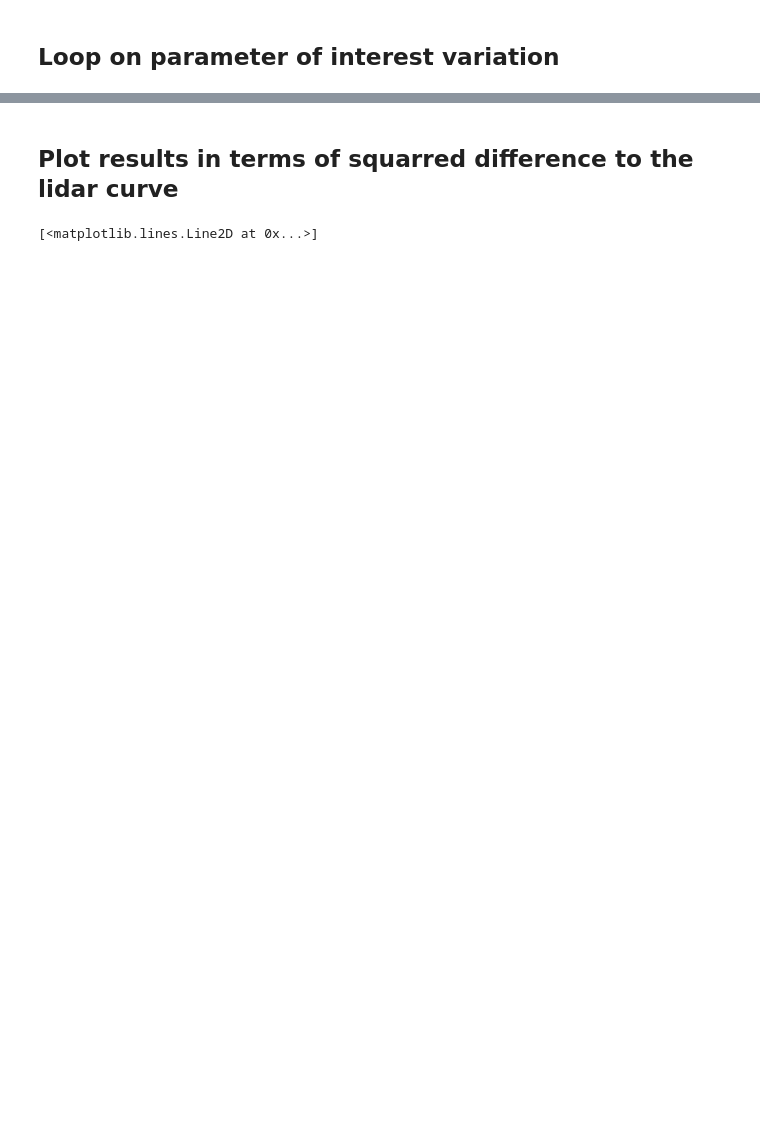
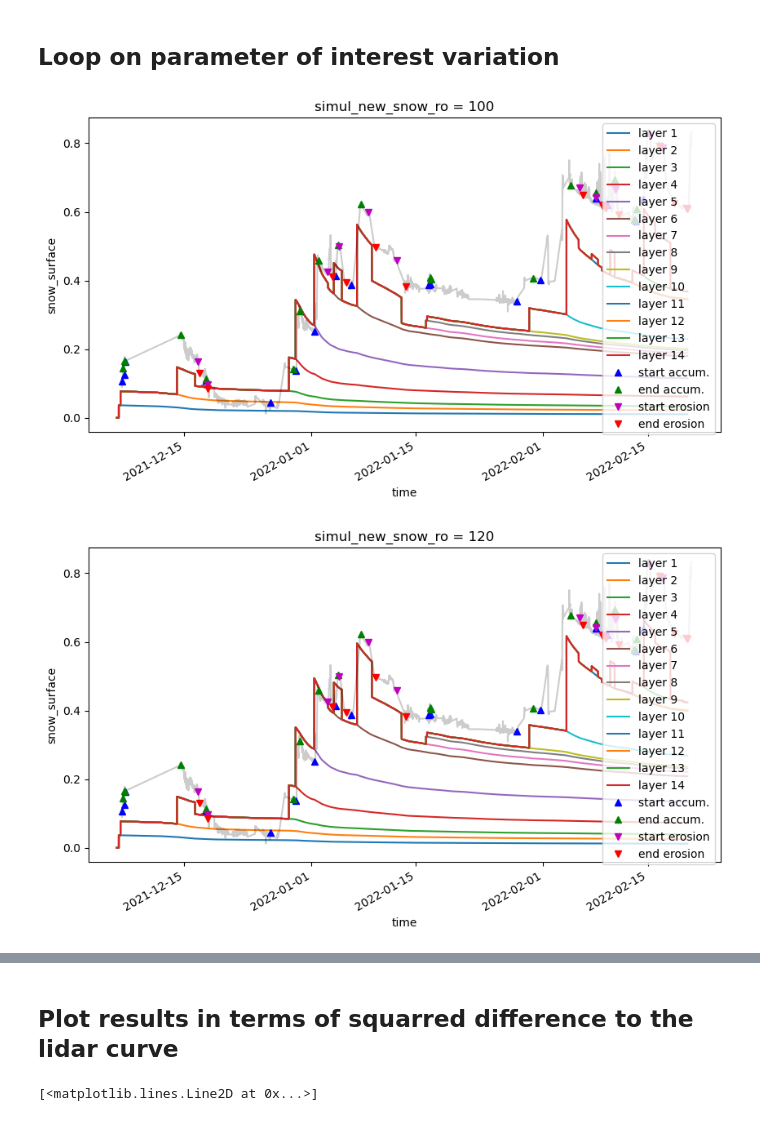
Before and after one commit to Mathilde-Bnt/MB_little_awk, a Jupyter notebook: current_development/14-Sensitivity_analysis.ipynb, the cells around one changed output, grey strips where cells are left out. Cells and saved outputs as stored; diff of their text form; code cells hidden in the pictures; blank space fills up the shorter version.

```diff
--- a/current_development/14-Sensitivity_analysis.ipynb
+++ b/current_development/14-Sensitivity_analysis.ipynb
@@ -111,31 +141,47 @@ range_of_param_variation = []
 result_list = []
 # %%
 for param in range_of_param_variation:
+
+    simul_new_snow_ro = param   # TODO update this each time
 
     results = get_snow_events(data_set_used, x_sel, y_sel, time_window_std, std_threshold)
     start_accumulation = results[0]
     start_erosion = results[1]
     end_accumulation = results[2]
     end_erosion = results[3]
 
     # Convert end times into more manageable orders of magnitude
 
     end_accumulation_times = data_set_used.snow_surface.isel(x=x_sel, y=y_sel, time=end_accumulation)
     end_accumulation_times = (pd.to_datetime(end_accumulation_times.time).astype(int) - data_starting_date_in_ns) / 1000000000  # in s
 
     end_erosion_times = data_set_used.snow_surface.isel(x=x_sel, y=y_sel, time=end_erosion)
     end_erosion_times = (pd.to_datetime(end_erosion_times.time).astype(int) - data_starting_date_in_ns) / 1000000000  # in s
 
     # Update variables at each timepoint
 
     snowpack = simulate_snowpack_evolution(data_set_used, x_sel, y_sel, nb_iterations, end_accumulation_times, end_erosion_times,
                                        start_accumulation, end_accumulation, start_erosion, end_erosion, jj, dt, ro_layer, ro_water, ro_ice,
                                        t_old, tf, tsfc, dy_snow, gamma, cp_snow, melt_flag, a1, a2, met_temp_data=met_temp,
                                        met_time_data=met_time, new_snow_ro=simul_new_snow_ro, new_snow_temp=simul_new_snow_temp,
                                        fit_top_of_snowfall_to_curve=simul_fit_top_of_snowfall_to_curve)
 
     ro_layer_evolution, depth_evolution, temperature_evolution = snowpack[0], snowpack[1], snowpack[2]
 
-    # compute model
-    # compute squarred difference: re-use code from plotting to get times aligned etc.
-    # save result in a result list, corresponding to param list
+    # Plot results to compare
+    plot_simul_and_signal(data_set_used, x_sel, y_sel, depth_evolution, 14, data_start_date, dt, nb_iterations,
+                      start_accumulation, end_accumulation, start_erosion, end_erosion, my_figsize=(10,5),
+                      save_file=False, my_title=name_of_param+' = '+str(param))
+    # TODO faire plutot un affichage en matrice ?
+    # TODO refaire un affichage avec une fonction qui recupere only the top layer (sum of all layer heights)
+    # TODO plot ensemble la courbe reference et les autres courbes
+
+    # Define total_snow_depth
+    total_snow_depth = [sum(depth_evolution[i][j] for j in range(max_nb_of_layers)) for i in range(len(depth_evolution))]
+
+    result_eval = squarred_diff(data_set_used, x_sel, y_sel, dt, nb_iterations, total_snow_depth)
+
+    result_list.append(result_eval)
+# %% [output]
+[figure, added]
+[figure, added]
```
Also changed, not shown: parts of 10 cells of this notebook, 4 other files.
